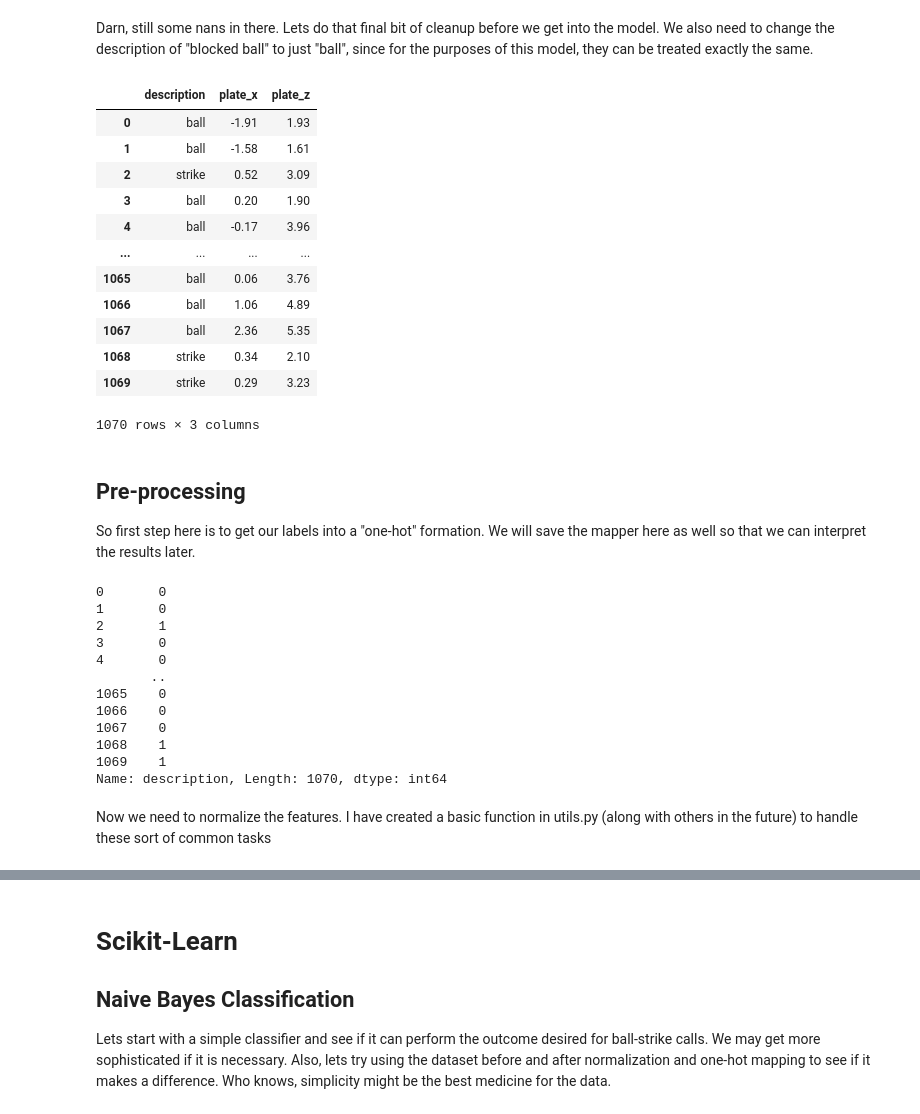
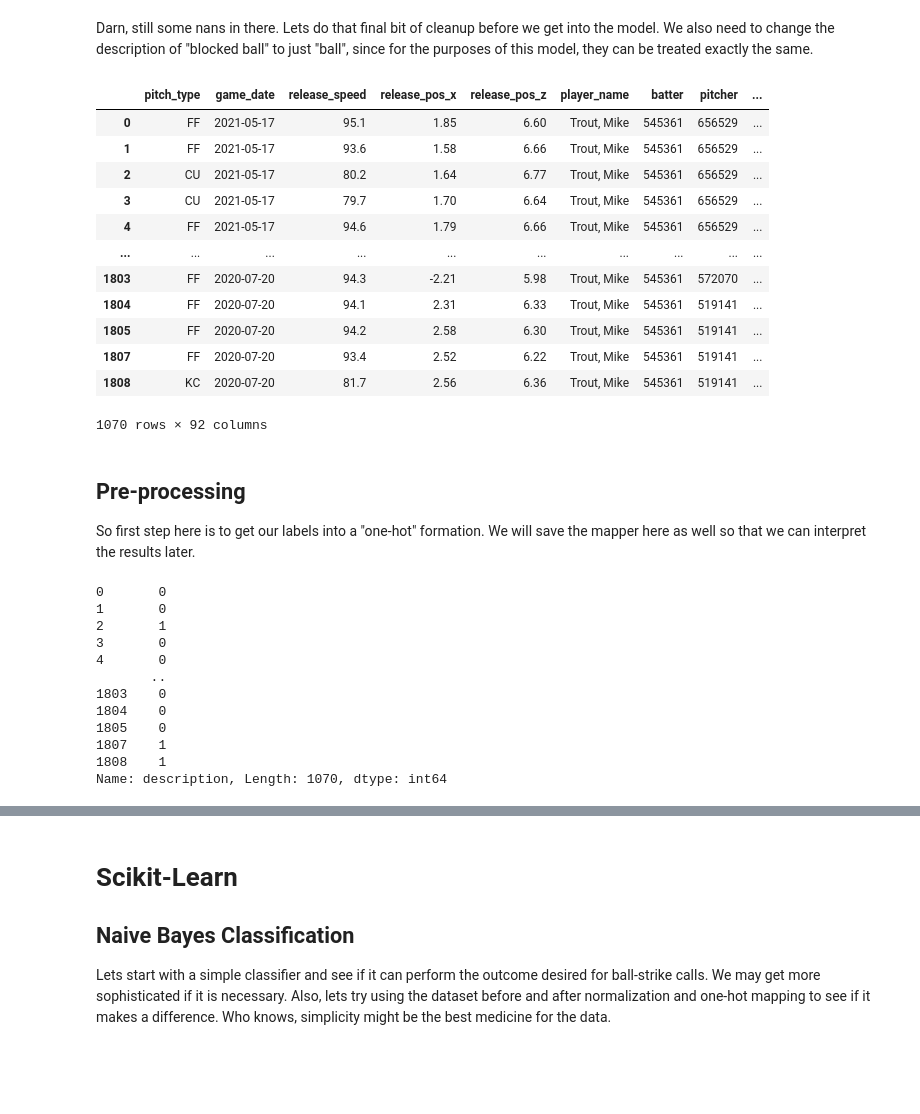
Before and after one commit to mattgpaul/AutoStrikeZone, a Jupyter notebook: AutoStrikeZone.ipynb, the cells around one changed output, grey strips where cells are left out. Saved outputs shown, nothing was run; the diff lists cells and outputs as text; code cells hidden in the pictures; blank space fills up the shorter version.

```diff
--- a/AutoStrikeZone.ipynb
+++ b/AutoStrikeZone.ipynb
@@ -170,7 +171,6 @@ def batterBallStrikeData(batter_last_name, batter_first_name, start_date, end_da
     print(batter_last_name, batter_first_name)
     batter_id = playerid_lookup(batter_last_name, batter_first_name)['key_mlbam'].values[0]
     batter_stats = statcast_batter(start_dt=start_date, end_dt=end_date, player_id=batter_id)
-    batter_stats = batter_stats[['description','plate_x','plate_z']]
 
     batter_stats = batter_stats[(batter_stats['description'] == 'called_strike') |
                                 (batter_stats['description'] == 'blocked_ball') |
@@ -221,32 +204,34 @@ df
 # %% [markdown]
 Darn, still some nans in there. Lets do that final bit of cleanup before we get into the model. We also need to change the description of "blocked ball" to just "ball", since for the purposes of this model, they can be treated exactly the same.
 # %%
+# Only run this once. It will break the code if run twice
 mapper = {'blocked_ball':'ball','called_strike':'strike','ball':'ball'}
-tensor = df.dropna().reset_index(drop=True)
-tensor['description'] = tensor['description'].map(mapper)
-tensor
+df['description'] = df['description'].map(mapper)
-# %% [output]
-|  | description | plate_x | plate_z |
-| 0 | ball | -1.91 | 1.93 |
-| 1 | ball | -1.58 | 1.61 |
-| 2 | strike | 0.52 | 3.09 |
-| 3 | ball | 0.20 | 1.90 |
-| 4 | ball | -0.17 | 3.96 |
-| ... | ... | ... | ... |
-| 1065 | ball | 0.06 | 3.76 |
-| 1066 | ball | 1.06 | 4.89 |
-| 1067 | ball | 2.36 | 5.35 |
-| 1068 | strike | 0.34 | 2.10 |
-| 1069 | strike | 0.29 | 3.23 |
-1070 rows × 3 columns
+# %%
+df.dropna(axis=0, how='any', subset=['description','plate_x','plate_z'], inplace=True)
+df
+# %% [output]
+|  | pitch_type | game_date | release_speed | release_pos_x | release_pos_z | player_name | batter | pitcher | ... |
+| 0 | FF | 2021-05-17 | 95.1 | 1.85 | 6.60 | Trout, Mike | 545361 | 656529 | ... |
+| 1 | FF | 2021-05-17 | 93.6 | 1.58 | 6.66 | Trout, Mike | 545361 | 656529 | ... |
+| 2 | CU | 2021-05-17 | 80.2 | 1.64 | 6.77 | Trout, Mike | 545361 | 656529 | ... |
+| 3 | CU | 2021-05-17 | 79.7 | 1.70 | 6.64 | Trout, Mike | 545361 | 656529 | ... |
+| 4 | FF | 2021-05-17 | 94.6 | 1.79 | 6.66 | Trout, Mike | 545361 | 656529 | ... |
+| ... | ... | ... | ... | ... | ... | ... | ... | ... | ... |
+| 1803 | FF | 2020-07-20 | 94.3 | -2.21 | 5.98 | Trout, Mike | 545361 | 572070 | ... |
+| 1804 | FF | 2020-07-20 | 94.1 | 2.31 | 6.33 | Trout, Mike | 545361 | 519141 | ... |
+| 1805 | FF | 2020-07-20 | 94.2 | 2.58 | 6.30 | Trout, Mike | 545361 | 519141 | ... |
+| 1807 | FF | 2020-07-20 | 93.4 | 2.52 | 6.22 | Trout, Mike | 545361 | 519141 | ... |
+| 1808 | KC | 2020-07-20 | 81.7 | 2.56 | 6.36 | Trout, Mike | 545361 | 519141 | ... |
+1070 rows × 92 columns
 # %% [markdown]
 
 ## Pre-processing
 
 So first step here is to get our labels into a "one-hot" formation. We will save the mapper here as well so that we can interpret the results later.
 # %%
-onehot_map = {key:value for value, key in enumerate(tensor['description'].unique())}
-labels_mapped = tensor['description'].map(onehot_map)
+onehot_map = {key:value for value, key in enumerate(df['description'].unique())}
+labels_mapped = df['description'].map(onehot_map)
 labels_mapped
 # %% [output]
 0       0
@@ -255,11 +240,9 @@ labels_mapped
 3       0
 4       0
        ..
-1065    0
-1066    0
-1067    0
-1068    1
-1069    1
+1803    0
+1804    0
+1805    0
+1807    1
+1808    1
 Name: description, Length: 1070, dtype: int64
-# %% [markdown]
-Now we need to normalize the features. I have created a basic function in utils.py (along with others in the future) to handle these sort of common tasks
```
Also changed, not shown: parts of 21 cells of this notebook.
